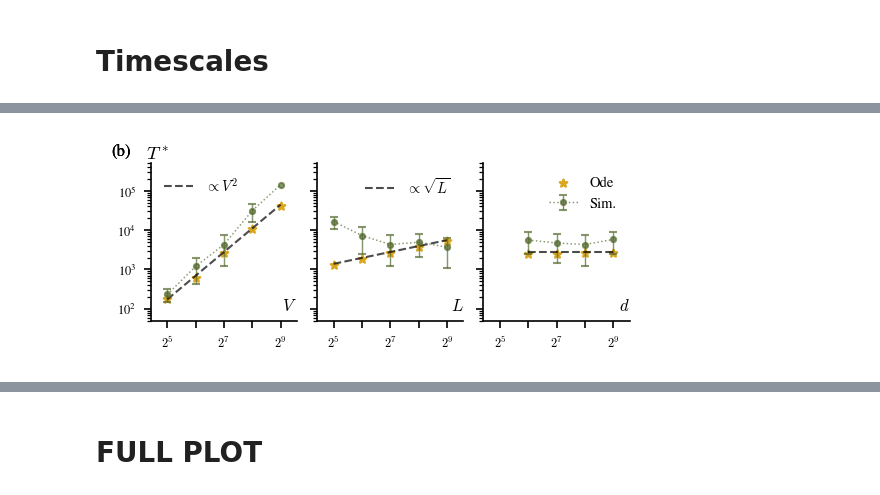
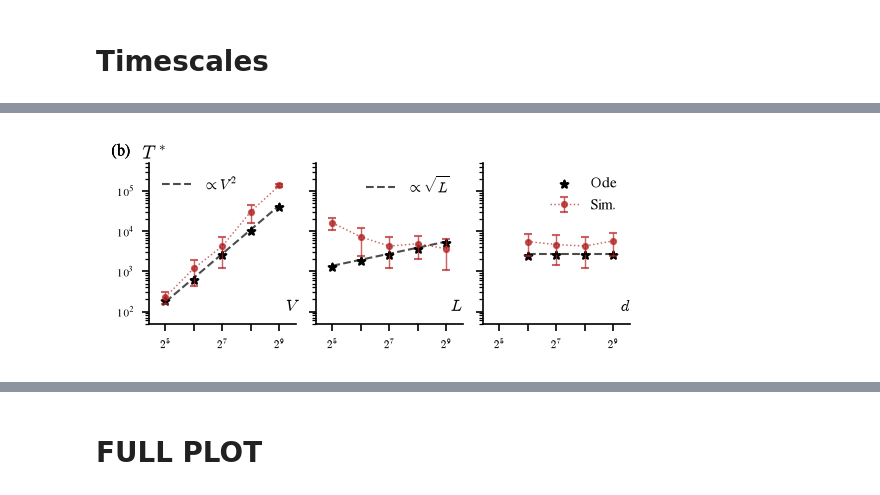
Before and after one commit to CristopherErazo/InContextLearning, a Jupyter notebook: notebooks/26_09_01_Time-scales.ipynb, the cells around one changed output, grey strips where cells are left out. Cells and saved outputs as stored; diff of their text form; code cells hidden in the pictures.

```diff
--- a/notebooks/26_09_01_Time-scales.ipynb
+++ b/notebooks/26_09_01_Time-scales.ipynb
@@ -215,36 +277,36 @@ for i, name_variable in enumerate(names):
     x = data[name_variable].values
     avT = data['mean'].values
     stdT = data['std'].values
     odeT = np.array(transition_time_ode[name_variable])
 
-    ax.errorbar(x, avT, yerr=stdT, marker='o', label=lb_err, color='darkolivegreen', markersize=2.5, capsize=2,elinewidth=0.7,ls=':',lw=0.7,alpha=0.7)
-    ax.scatter(x, odeT, label=lb_ode, color='goldenrod', marker='*', s=15)
+    ax.errorbar(x, avT, yerr=stdT, marker='o', label=lb_err, color='firebrick', markersize=2.5, capsize=2,elinewidth=0.7,ls=':',lw=0.7,alpha=0.7)
+    ax.scatter(x, odeT, label=lb_ode, color='k', marker='*', s=15)
 
 
     if name_variable == 'vocab_size':
         T_predict = cnst * (x**2) * np.sqrt(L_fixed)
         ax.plot(x, T_predict, label=r'$\propto V^2$', color='k',linestyle='--', linewidth=1,alpha=0.7)
     if name_variable == 'seq_len':
         T_predict = cnst * (V_fixed**2) * np.sqrt(x)
         ax.plot(x, T_predict, label=r'$\propto \sqrt{L}$',  color='k',linestyle='--', linewidth=1,alpha=0.7)
     if name_variable == 'd_model':
         T_predict = cnst * (V_fixed**2) * np.sqrt(L_fixed)
         ax.plot(x, T_predict*np.ones_like(x),  color='k',linestyle='--', linewidth=1,alpha=0.7)
 
 
     ax.legend(fontsize=7,frameon=False)
     ax.set_xscale('log', base=2)
     ax.set_yscale('log')
     ax.set_xlim([2**5/1.5,1.5*2**9])
     ax.set_ylim(bottom=50,top=5*10**5)
     ax.set_xticks([2**5, 2**6, 2**7, 2**8, 2**9],[r'$2^5$', None , r'$2^7$', None, r'$2^9$'])
     # if i>0 : ax.set_yticklabels([])
 
     fig.text(0.0,0.96,'(b)',fontsize=8)
 
 # save_fig(fig,'time_scales',base_dir='../../Manuscript/figures')
 # %% [output]
-[figure, old version]
+[figure, new version]
 # %%
 fig , axes = create_fig(ncols=1,nrows=3,h=0.23,size='double',w=1.3/11)
 
```
Also changed, not shown: parts of 11 cells of this notebook, 3 other files.
